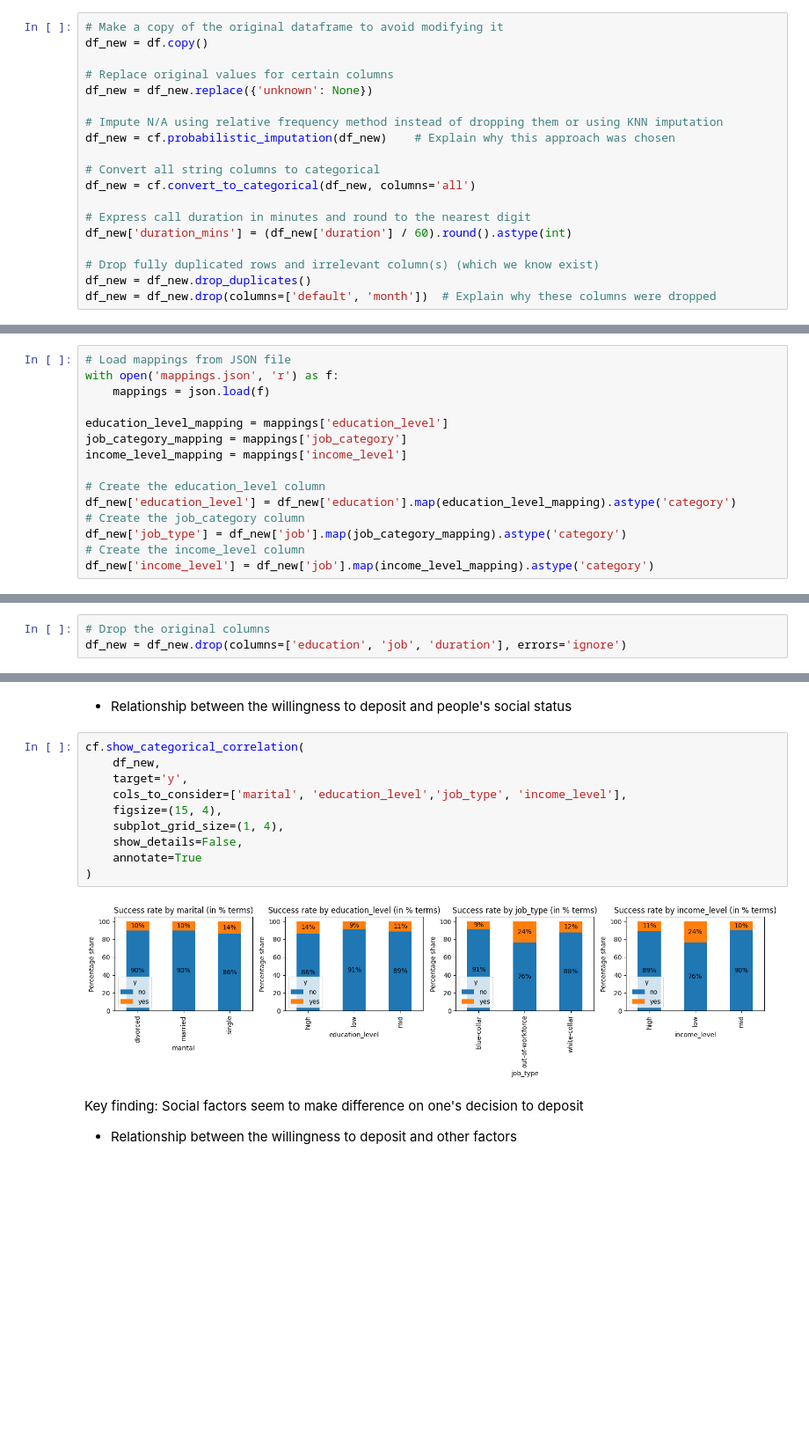
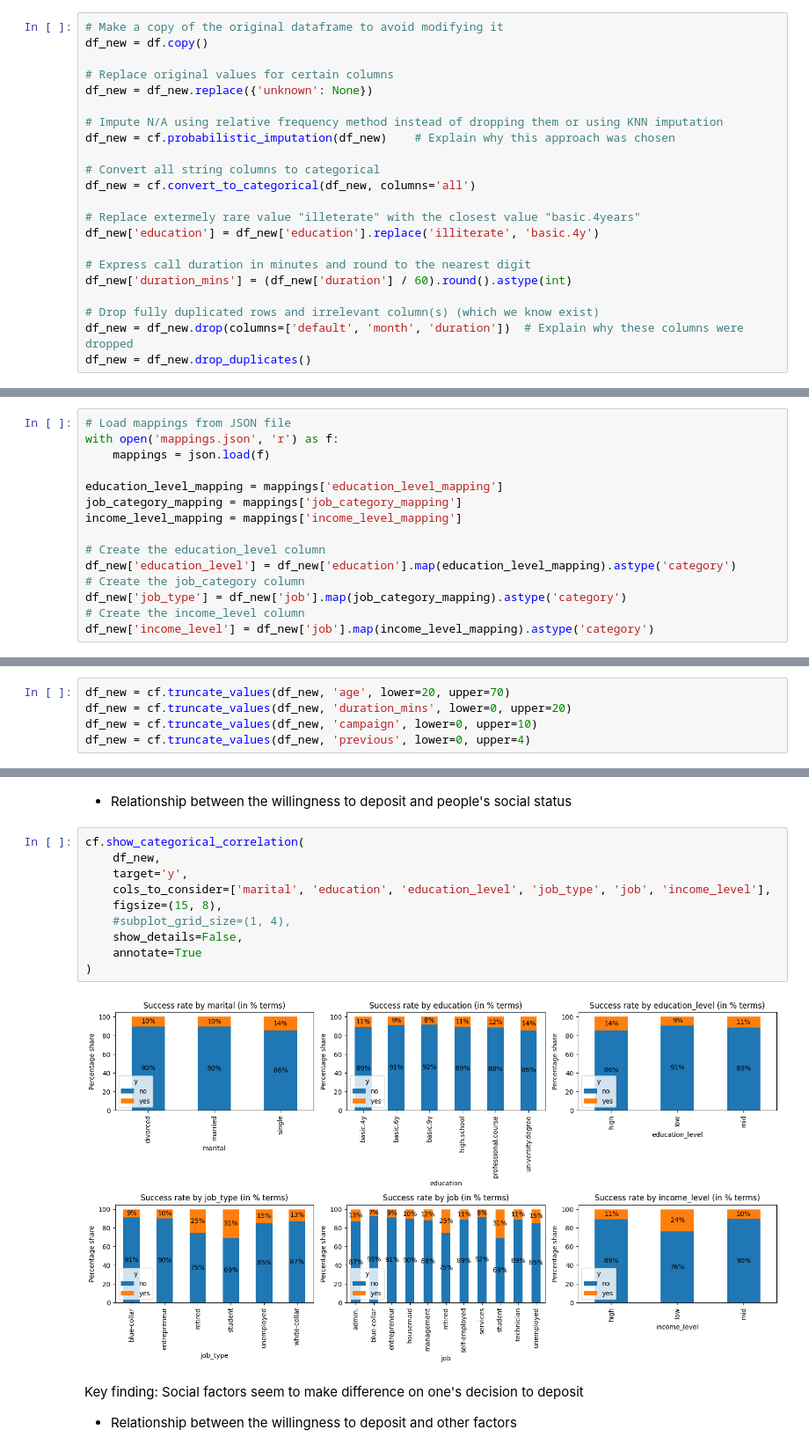
Before and after one commit to maripjan/Marketing-Campaign-at-Bank, a Jupyter notebook: subscription_prediction.ipynb, the cells around one changed output, grey strips where cells are left out. Shown at 88% size. Cells and saved outputs as stored; diff of their text form; blank space fills up the shorter version.

Commit message:
updated mappings, redesigned final df

```diff
--- a/subscription_prediction.ipynb
+++ b/subscription_prediction.ipynb
@@ -164,12 +168,15 @@ df_new = cf.probabilistic_imputation(df_new)    # Explain why this approach was
 # Convert all string columns to categorical
 df_new = cf.convert_to_categorical(df_new, columns='all')
 
+# Replace extermely rare value "illeterate" with the closest value "basic.4years"
+df_new['education'] = df_new['education'].replace('illiterate', 'basic.4y')
+
 # Express call duration in minutes and round to the nearest digit
 df_new['duration_mins'] = (df_new['duration'] / 60).round().astype(int)
 
 # Drop fully duplicated rows and irrelevant column(s) (which we know exist)
+df_new = df_new.drop(columns=['default', 'month', 'duration'])  # Explain why these columns were dropped
 df_new = df_new.drop_duplicates()
-df_new = df_new.drop(columns=['default', 'month'])  # Explain why these columns were dropped
 # %% [markdown]
 > #### Step 2: Making more sense out of features (Feature Engineering)
 
@@ -193,9 +200,9 @@ All mappings showing transition logic have been saved into a separate JSON file
 with open('mappings.json', 'r') as f:
     mappings = json.load(f)
 
-education_level_mapping = mappings['education_level']
-job_category_mapping = mappings['job_category']
-income_level_mapping = mappings['income_level']
+education_level_mapping = mappings['education_level_mapping']
+job_category_mapping = mappings['job_category_mapping']
+income_level_mapping = mappings['income_level_mapping']
 
 # Create the education_level column
 df_new['education_level'] = df_new['education'].map(education_level_mapping).astype('category')
@@ -210,6 +213,3 @@ At this stage, once we created new and more-meaningful columns based on the 'edu
-# %%
-# Drop the original columns
-df_new = df_new.drop(columns=['education', 'job', 'duration'], errors='ignore')
 # %% [markdown]
 <br>
 
@@ -267,3 +262,8 @@ The boxplots reveal the following patterns:
+# %%
+df_new = cf.truncate_values(df_new, 'age', lower=20, upper=70)
+df_new = cf.truncate_values(df_new, 'duration_mins', lower=0, upper=20)
+df_new = cf.truncate_values(df_new, 'campaign', lower=0, upper=10)
+df_new = cf.truncate_values(df_new, 'previous', lower=0, upper=4)
 # %% [markdown]
 ### Assessment of Caterorical features
 
@@ -292,15 +292,15 @@ df_new = df_new.drop(columns=['housing', 'loan'])
 # %%
 cf.show_categorical_correlation(
     df_new,
     target='y',
-    cols_to_consider=['marital', 'education_level','job_type', 'income_level'],
-    figsize=(15, 4),
-    subplot_grid_size=(1, 4),
+    cols_to_consider=['marital', 'education', 'education_level', 'job_type', 'job', 'income_level'],
+    figsize=(15, 8),
+    #subplot_grid_size=(1, 4),
     show_details=False,
     annotate=True
 )
 # %% [output]
-[figure, old version]
+[figure, new version]
 # %% [markdown]
 Key finding: Social factors seem to make difference on one's decision to deposit
 
```
Also changed, not shown: parts of 12 cells of this notebook, 23 other files.
